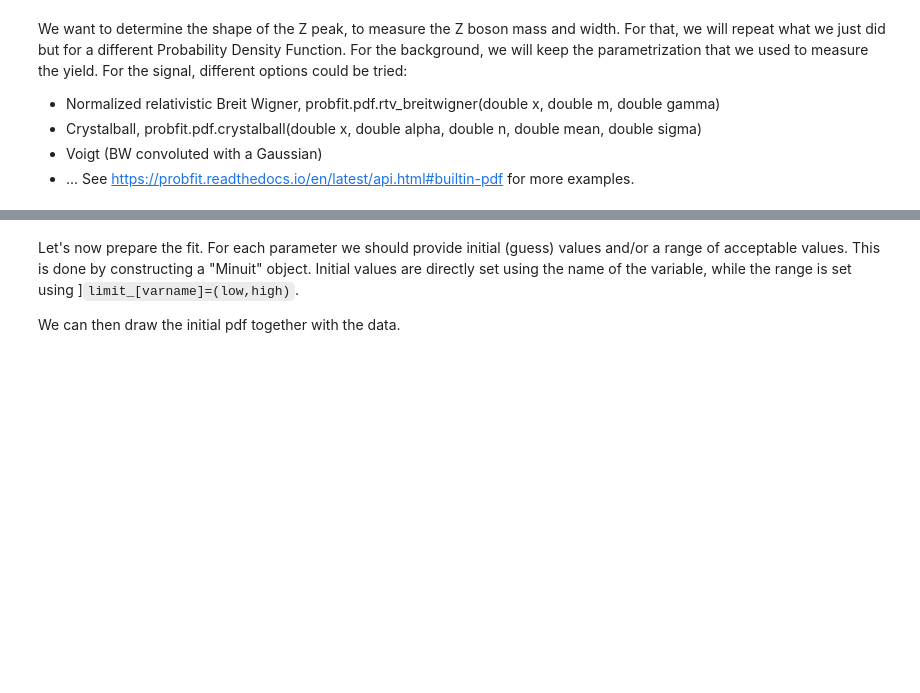
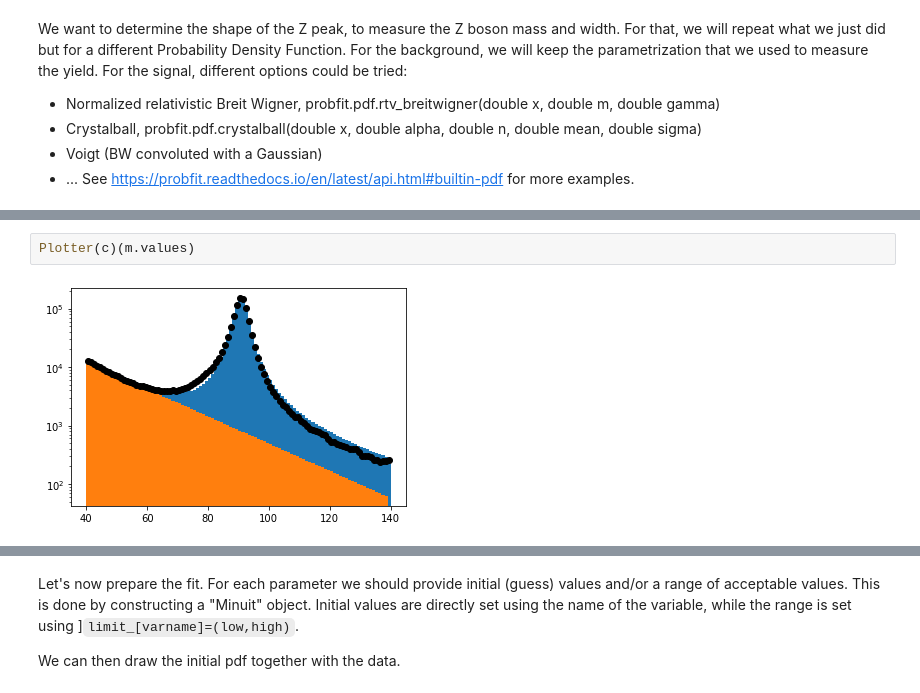
Before and after one commit to delaere/LPHY2131, a Jupyter notebook: analysis/labo2/Zlineshape.ipynb, the cells around one changed output, grey strips where cells are left out. Cells and saved outputs as stored; diff of their text form; blank space fills up the shorter version.

```diff
--- a/analysis/labo2/Zlineshape.ipynb
+++ b/analysis/labo2/Zlineshape.ipynb
@@ -89,0 +203,4 @@ The parameters of the fit function are: ['m', 'gamma', 'sigma', 'Ns', 'b', 'Nb']
+# %%
+Plotter(c)(m.values)
+# %% [output]
+[figure, added]
```
Also changed, not shown: parts of 19 cells of this notebook, 1 other file.
